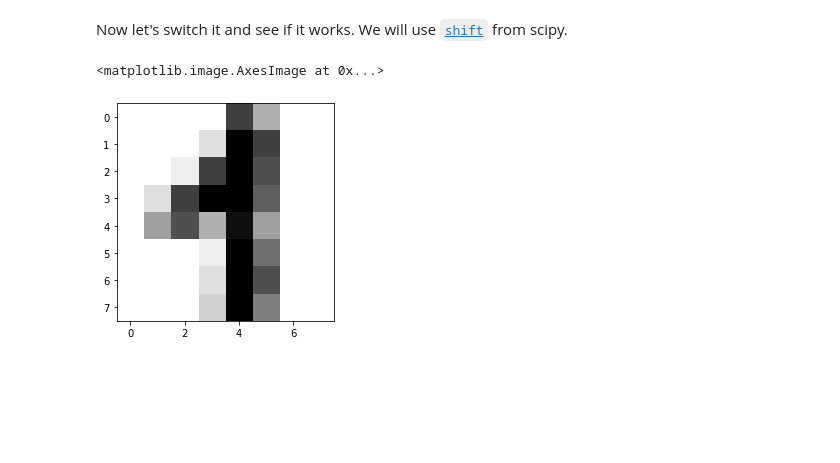
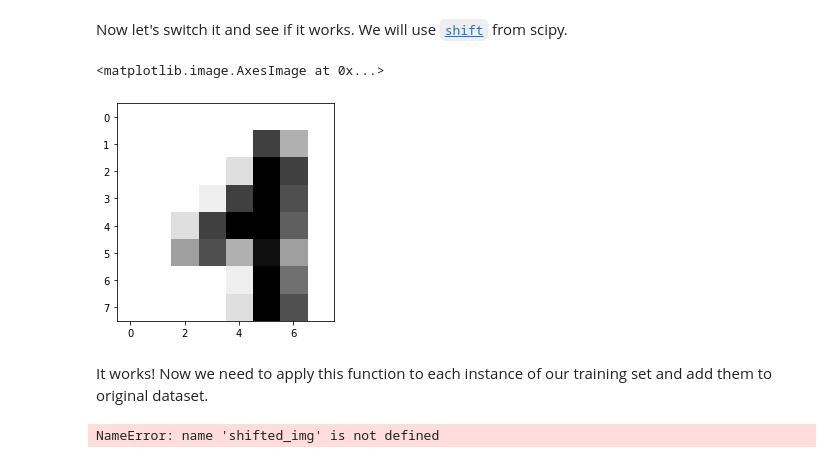
Before and after one commit to giuseppebaldini/ml-scikit-keras-tensorflow, a Jupyter notebook: 03.Classification.ipynb, the cells around one changed output. Drawn from its saved outputs; the diff is of its cells as text; code cells hidden in the pictures; blank space fills up the shorter version.

```diff
--- a/03.Classification.ipynb
+++ b/03.Classification.ipynb
@@ -424,8 +424,10 @@ Now let's switch it and see if it works. We will use [`shift`](https://docs.scip
 # %%
 from scipy.ndimage import shift
 # one pixel down - one pixel right
 example_img_shifted = shift(example_img, [1,1])
-plt.imshow(example_img, cmap="binary")
+plt.imshow(example_img_shifted, cmap="binary")
 # %% [output]
 <matplotlib.image.AxesImage at 0x...>
-[figure, old version]
+[figure, new version]
+# %% [markdown]
+It works! Now we need to apply this function to each instance of our training set and add them to original dataset.
@@ -431,0 +440,5 @@ plt.imshow(example_img, cmap="binary")
+# %%
+test = shift_img(example, 8, 8, 1, 1)
+plt.imshow(test, cmap="binary")
+# %% [output]
+NameError: name 'shifted_img' is not defined
```
Also changed, not shown: parts of 1 cell of this notebook.
